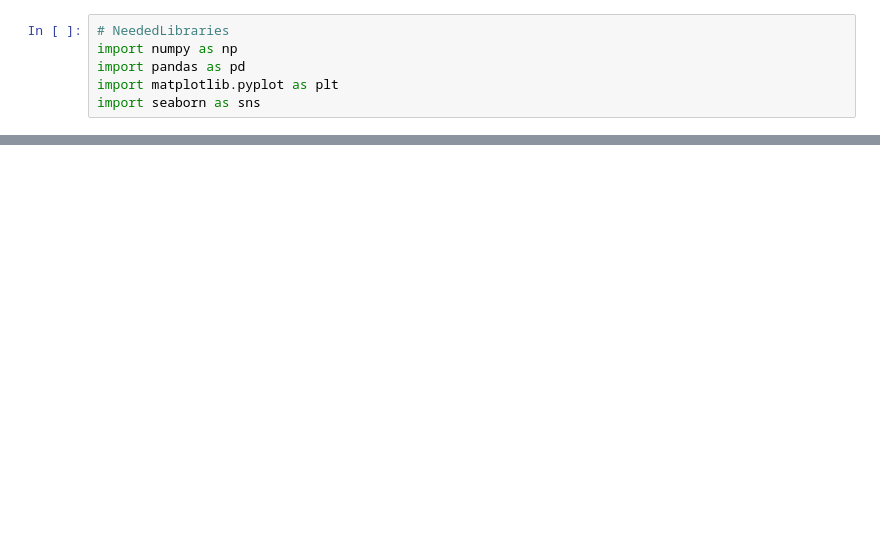
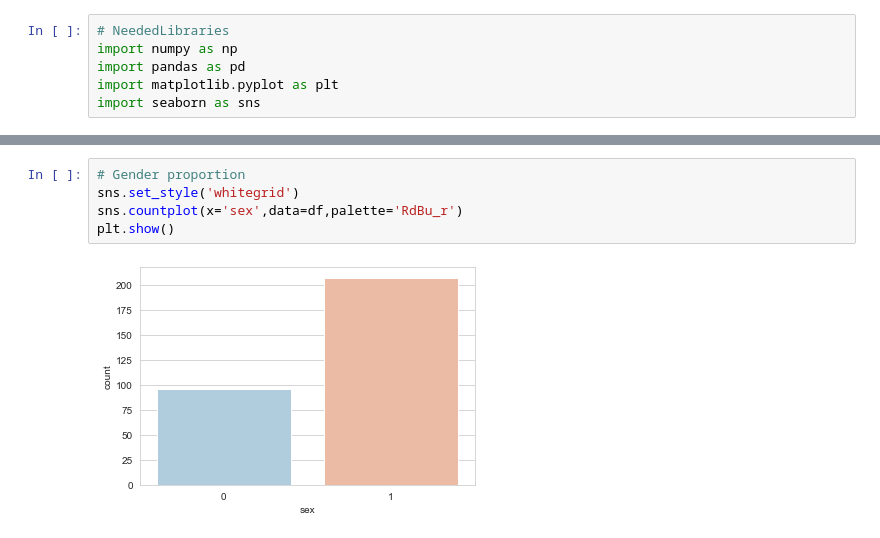
Before and after one commit to Abubakr1710/Hipocratia, a Jupyter notebook: EDA_Abu.ipynb, the cells around one changed output, grey strips where cells are left out. Cells and saved outputs as stored; diff of their text form; blank space fills up the shorter version.

```diff
--- a/EDA_Abu.ipynb
+++ b/EDA_Abu.ipynb
@@ -16,0 +57,7 @@ df.head()
+# %%
+# Gender proportion
+sns.set_style('whitegrid')
+sns.countplot(x='sex',data=df,palette='RdBu_r')
+plt.show()
+# %% [output]
+[figure, added]
```
Also changed, not shown: parts of 6 cells of this notebook.
